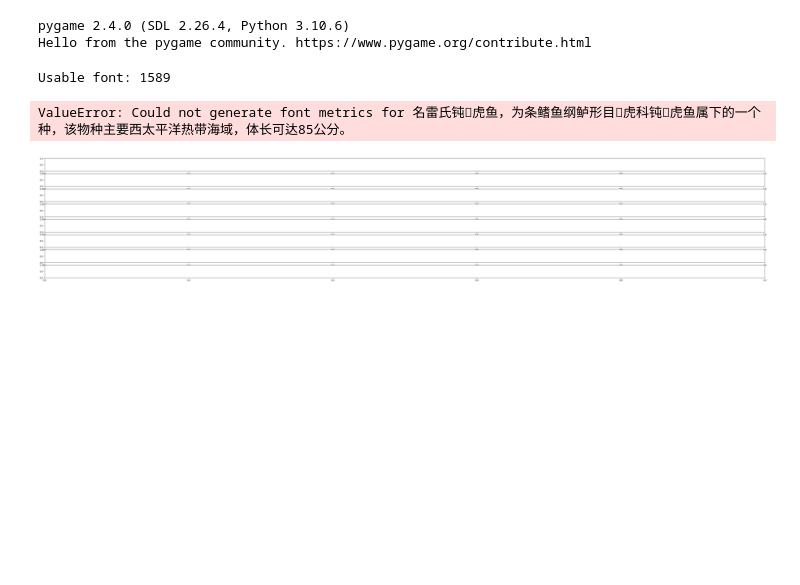
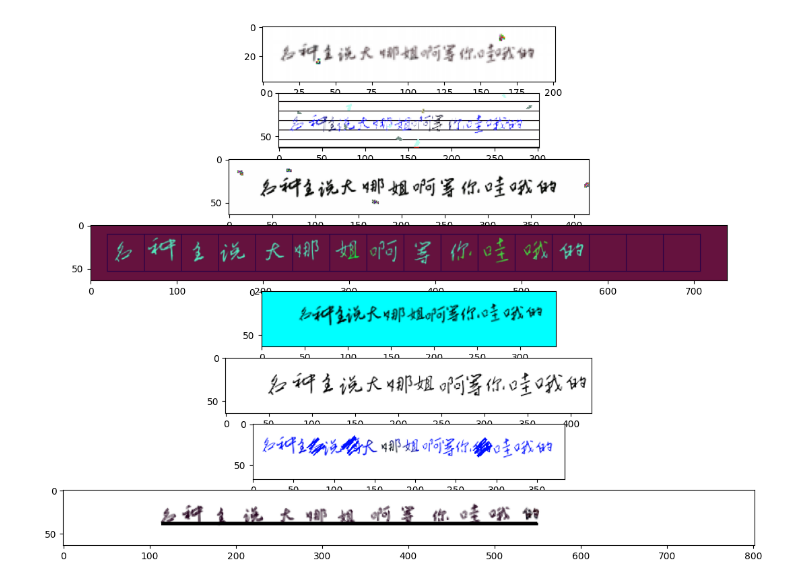
Before and after one commit to DotIN13/tang-syn-trocr, a Jupyter notebook: tang_syn.ipynb, the cells around one changed output. Saved outputs shown, nothing was run; the diff lists cells and outputs as text; code cells hidden in the pictures; blank space fills up the shorter version.

```diff
--- a/tang_syn.ipynb
+++ b/tang_syn.ipynb
@@ -1,39 +1,40 @@
 # %%
 import random
+import os
+
+os.environ["DEBUG"] = "True"
 
 import matplotlib.pyplot as plt
 import cv2
 from PIL import Image
 
 from data_aug_v2 import build_data_aug
 from tang_syn import synthesize
+
+
 
 # message = "有人Hello Pygame你的心里没有人心心"
 # message = "你好， 안녕 שָׁלוֹם 🎉🌟🙌😄！"
 
 
 # transform = build_data_aug(32, "train")
 # _, image = synthesize(message)
 # rgb_image = cv2.cvtColor(image, cv2.COLOR_BGR2RGB)
 # pillow_image = Image.fromarray(rgb_image)
 # # pillow_image = transform(pillow_image)
 # pillow_image.save("test.png")
 transform = build_data_aug(64, "train")
 fig, axs = plt.subplots(8, 1, figsize=(60, 10))
 
 for i, ax in enumerate(axs.flatten()):
     # message = "你好，“你好：“深爱的，”带娃”Time is ripe" * random.randint(1, 2)
-    message = "名雷氏钝𫚥虎鱼，为条鳍鱼纲鲈形目𫚥虎科钝𫚥虎鱼属下的一个种，该物种主要西太平洋热带海域，体长可达85公分。"
+    message = "名种主说大娜姐啊等你哇哦的"
     image = synthesize(message)
     rgb_image = cv2.cvtColor(image, cv2.COLOR_BGR2RGB)
     pillow_image = Image.fromarray(rgb_image)
     pillow_image = transform(pillow_image)
     ax.imshow(pillow_image)
 
 plt.show()
 # %% [output]
-pygame 2.4.0 (SDL 2.26.4, Python 3.10.6)
-Hello from the pygame community. https://www.pygame.org/contribute.html
-Usable font: 1589
-ValueError: Could not generate font metrics for 名雷氏钝𫚥虎鱼，为条鳍鱼纲鲈形目𫚥虎科钝𫚥虎鱼属下的一个种，该物种主要西太平洋热带海域，体长可达85公分。
-[figure, old version]
+[figure, new version]
```
Also changed, not shown: 4 other files.
